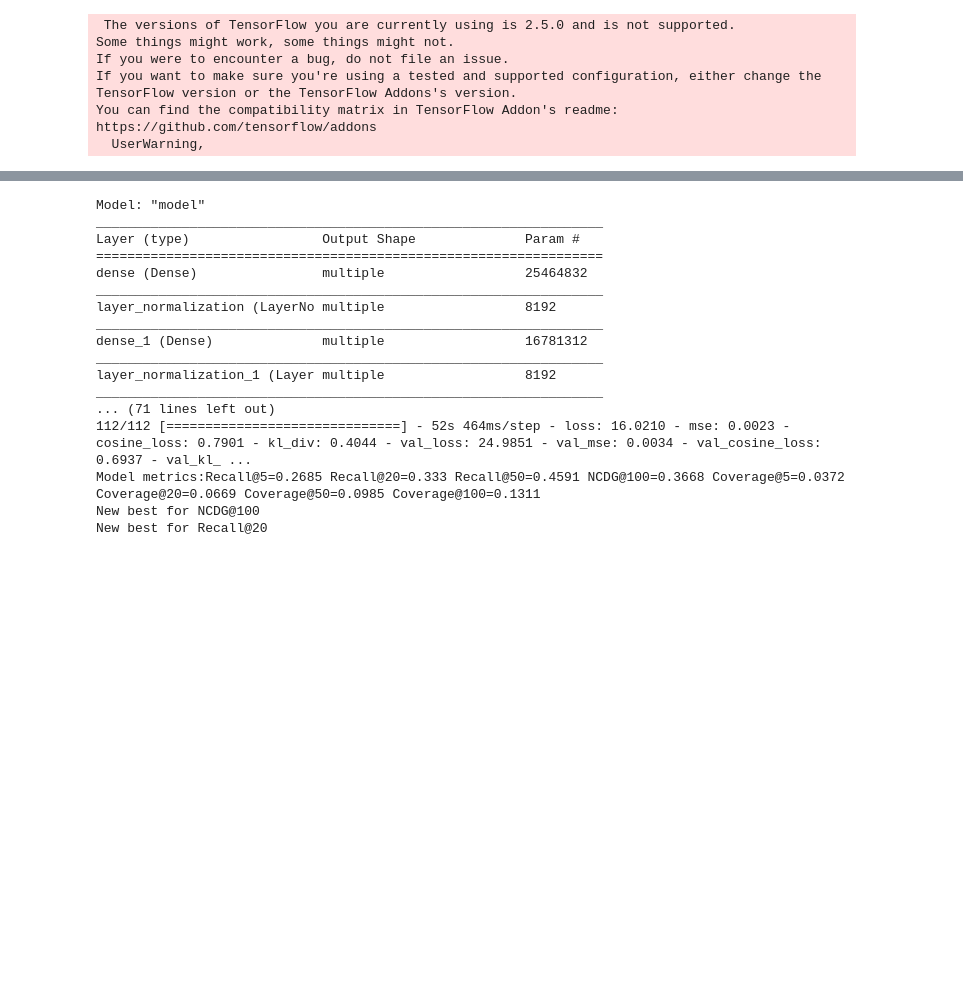
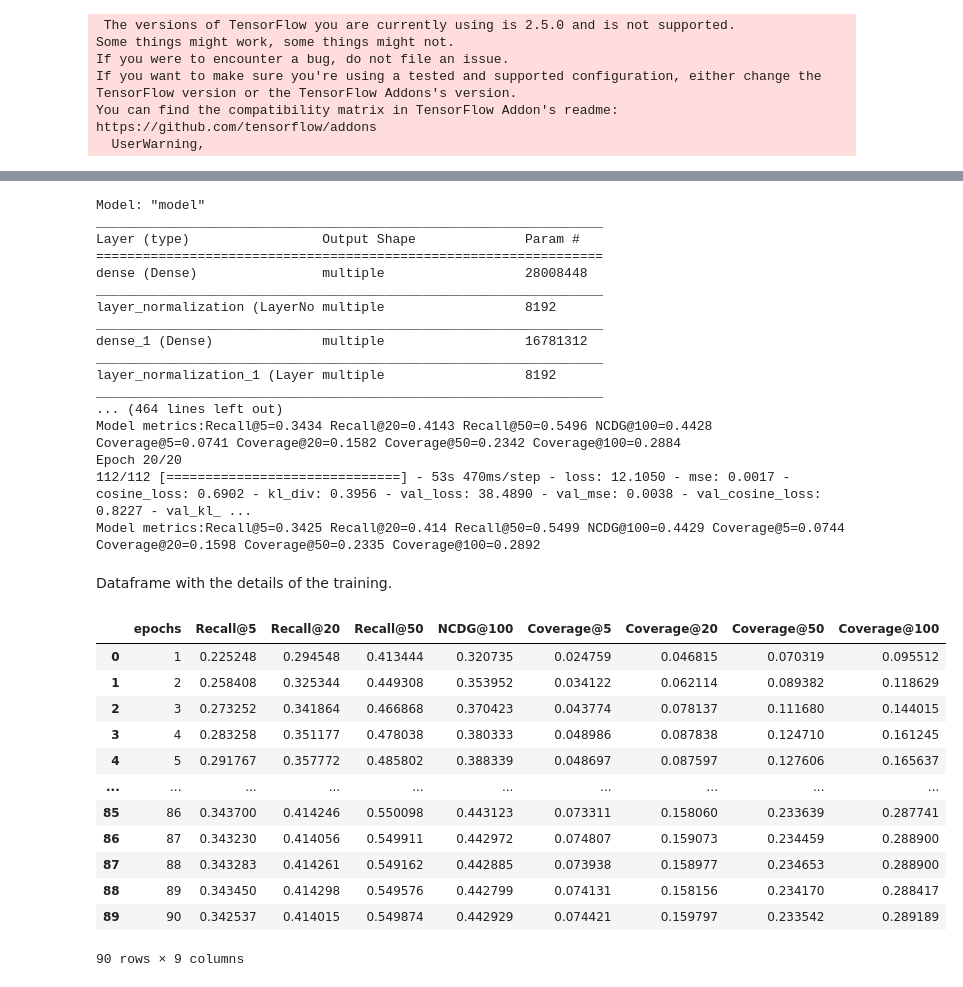
Before and after one commit to zombak79/vasp, a Jupyter notebook: VASP.ipynb, the cells around one changed output, grey strips where cells are left out. Saved outputs shown, nothing was run; the diff lists cells and outputs as text; code cells hidden in the pictures; blank space fills up the shorter version.

Commit message:
Model with final results. Added comments.

```diff
--- a/VASP.ipynb
+++ b/VASP.ipynb
@@ -224,6 +231,6 @@ Creating validation split evaluator with leave_random_20_pct_out method.
 # %%
 m = VASP(dataset.split, name="VASP_ML20_1")
-m.create_model(latent=2048, hidden=4096, ease_items_sampling=0.3)
+m.create_model(latent=2048, hidden=4096, ease_items_sampling=0.33)
 m.model.summary()
 print("=" * 80)
 print("Train for 50 epochs with lr 0.00005")
@@ -242,7 +249,7 @@ Model: "model"
 _________________________________________________________________
 Layer (type)                 Output Shape              Param #
 =================================================================
-dense (Dense)                multiple                  25464832
+dense (Dense)                multiple                  28008448
 _________________________________________________________________
 layer_normalization (LayerNo multiple                  8192
 _________________________________________________________________
@@ -250,8 +257,26 @@ dense_1 (Dense)              multiple                  16781312
 _________________________________________________________________
 layer_normalization_1 (Layer multiple                  8192
 _________________________________________________________________
-... (71 lines left out)
-112/112 [==============================] - 52s 464ms/step - loss: 16.0210 - mse: 0.0023 - cosine_loss: 0.7901 - kl_div: 0.4044 - val_loss: 24.9851 - val_mse: 0.0034 - val_cosine_loss: 0.6937 - val_kl_ ...
-Model metrics:Recall@5=0.2685 Recall@20=0.333 Recall@50=0.4591 NCDG@100=0.3668 Coverage@5=0.0372 Coverage@20=0.0669 Coverage@50=0.0985 Coverage@100=0.1311
-New best for NCDG@100
-New best for Recall@20
+... (464 lines left out)
+Model metrics:Recall@5=0.3434 Recall@20=0.4143 Recall@50=0.5496 NCDG@100=0.4428 Coverage@5=0.0741 Coverage@20=0.1582 Coverage@50=0.2342 Coverage@100=0.2884
+Epoch 20/20
+112/112 [==============================] - 53s 470ms/step - loss: 12.1050 - mse: 0.0017 - cosine_loss: 0.6902 - kl_div: 0.3956 - val_loss: 38.4890 - val_mse: 0.0038 - val_cosine_loss: 0.8227 - val_kl_ ...
+Model metrics:Recall@5=0.3425 Recall@20=0.414 Recall@50=0.5499 NCDG@100=0.4429 Coverage@5=0.0744 Coverage@20=0.1598 Coverage@50=0.2335 Coverage@100=0.2892
+# %% [markdown]
+Dataframe with the details of the training.
+# %%
+m.mc.get_history_df()
+# %% [output]
+|  | epochs | Recall@5 | Recall@20 | Recall@50 | NCDG@100 | Coverage@5 | Coverage@20 | Coverage@50 | Coverage@100 |
+| 0 | 1 | 0.225248 | 0.294548 | 0.413444 | 0.320735 | 0.024759 | 0.046815 | 0.070319 | 0.095512 |
+| 1 | 2 | 0.258408 | 0.325344 | 0.449308 | 0.353952 | 0.034122 | 0.062114 | 0.089382 | 0.118629 |
+| 2 | 3 | 0.273252 | 0.341864 | 0.466868 | 0.370423 | 0.043774 | 0.078137 | 0.111680 | 0.144015 |
+| 3 | 4 | 0.283258 | 0.351177 | 0.478038 | 0.380333 | 0.048986 | 0.087838 | 0.124710 | 0.161245 |
+| 4 | 5 | 0.291767 | 0.357772 | 0.485802 | 0.388339 | 0.048697 | 0.087597 | 0.127606 | 0.165637 |
+| ... | ... | ... | ... | ... | ... | ... | ... | ... | ... |
+| 85 | 86 | 0.343700 | 0.414246 | 0.550098 | 0.443123 | 0.073311 | 0.158060 | 0.233639 | 0.287741 |
+| 86 | 87 | 0.343230 | 0.414056 | 0.549911 | 0.442972 | 0.074807 | 0.159073 | 0.234459 | 0.288900 |
+| 87 | 88 | 0.343283 | 0.414261 | 0.549162 | 0.442885 | 0.073938 | 0.158977 | 0.234653 | 0.288900 |
+| 88 | 89 | 0.343450 | 0.414298 | 0.549576 | 0.442799 | 0.074131 | 0.158156 | 0.234170 | 0.288417 |
+| 89 | 90 | 0.342537 | 0.414015 | 0.549874 | 0.442929 | 0.074421 | 0.159797 | 0.233542 | 0.289189 |
+90 rows × 9 columns
```
Also changed, not shown: parts of 11 cells of this notebook.
